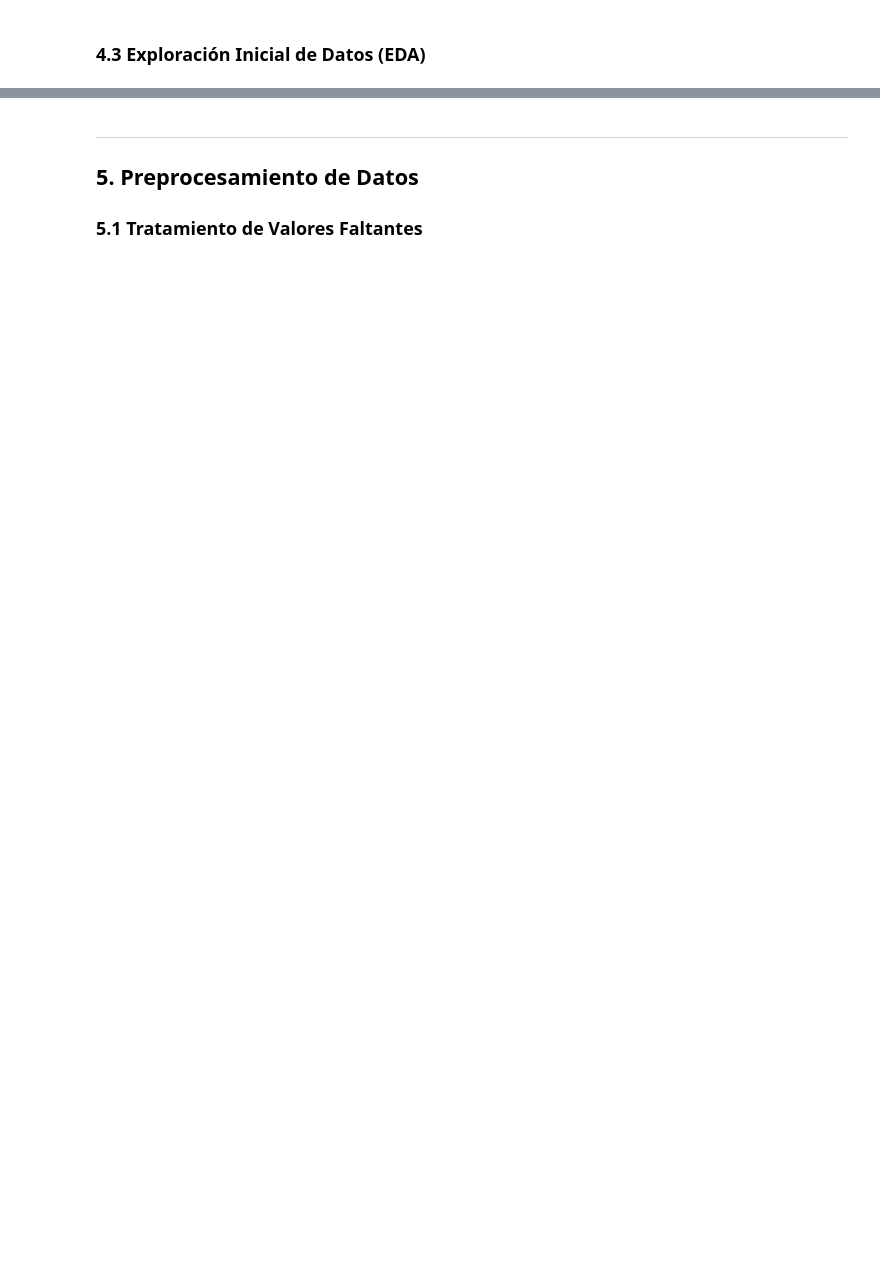
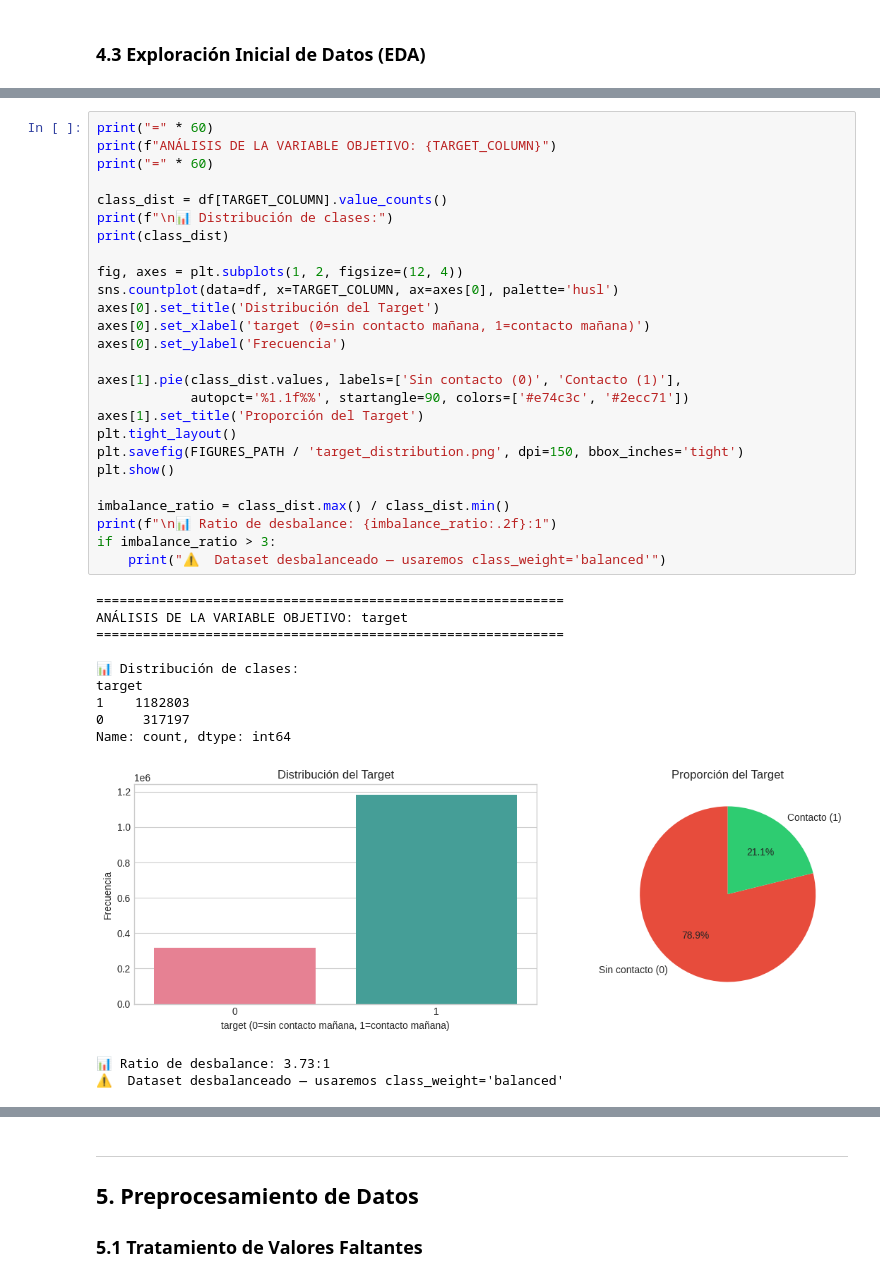
Before and after one commit to juaneigth/AML-Final-Ochochoque-J, a Jupyter notebook: notebooks/final_project.ipynb, the cells around one changed output, grey strips where cells are left out. Drawn from its saved outputs; the diff is of its cells as text; blank space fills up the shorter version.

```diff
--- a/notebooks/final_project.ipynb
+++ b/notebooks/final_project.ipynb
@@ -368,0 +337,39 @@ else:
+# %%
+print("=" * 60)
+print(f"ANÁLISIS DE LA VARIABLE OBJETIVO: {TARGET_COLUMN}")
+print("=" * 60)
+
+class_dist = df[TARGET_COLUMN].value_counts()
+print(f"\n📊 Distribución de clases:")
+print(class_dist)
+
+fig, axes = plt.subplots(1, 2, figsize=(12, 4))
+sns.countplot(data=df, x=TARGET_COLUMN, ax=axes[0], palette='husl')
+axes[0].set_title('Distribución del Target')
+axes[0].set_xlabel('target (0=sin contacto mañana, 1=contacto mañana)')
+axes[0].set_ylabel('Frecuencia')
+
+axes[1].pie(class_dist.values, labels=['Sin contacto (0)', 'Contacto (1)'],
+            autopct='%1.1f%%', startangle=90, colors=['#e74c3c', '#2ecc71'])
+axes[1].set_title('Proporción del Target')
+plt.tight_layout()
+plt.savefig(FIGURES_PATH / 'target_distribution.png', dpi=150, bbox_inches='tight')
+plt.show()
+
+imbalance_ratio = class_dist.max() / class_dist.min()
+print(f"\n📊 Ratio de desbalance: {imbalance_ratio:.2f}:1")
+if imbalance_ratio > 3:
+    print("⚠️  Dataset desbalanceado — usaremos class_weight='balanced'")
+# %% [output]
+============================================================
+ANÁLISIS DE LA VARIABLE OBJETIVO: target
+============================================================
+
+📊 Distribución de clases:
+target
+1    1182803
+0     317197
+Name: count, dtype: int64
+[figure, added]
+📊 Ratio de desbalance: 3.73:1
+⚠️  Dataset desbalanceado — usaremos class_weight='balanced'
```
Also changed, not shown: parts of 91 cells of this notebook.
